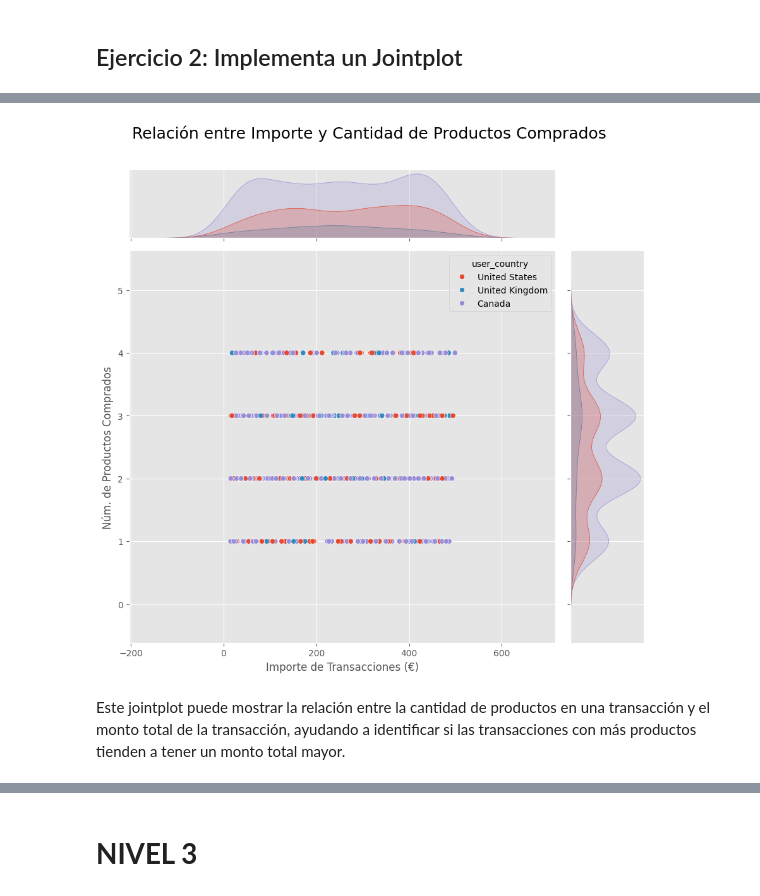
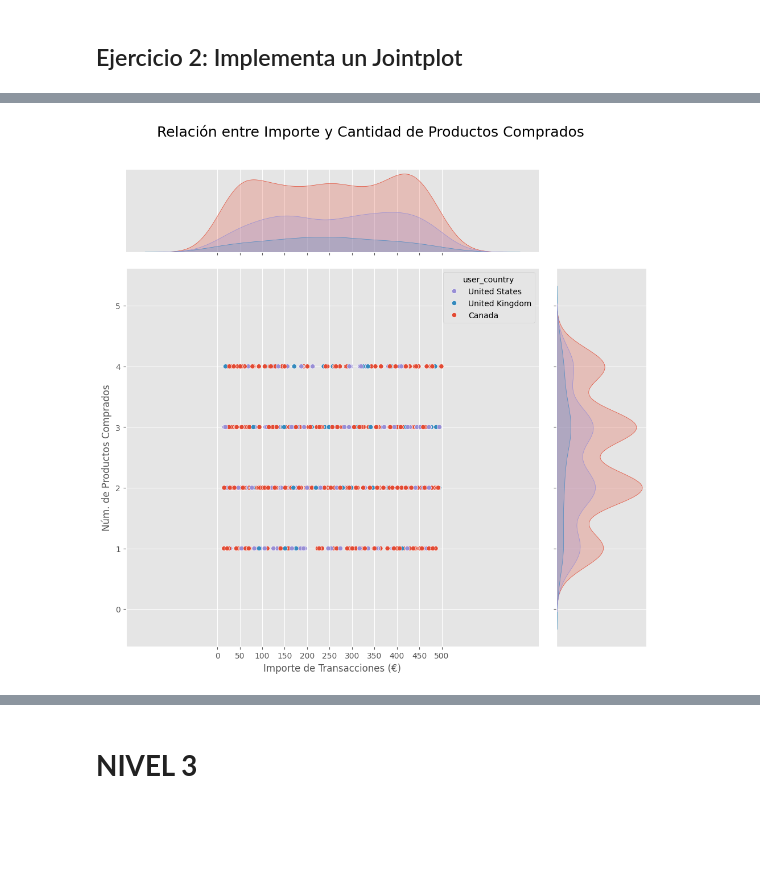
Before and after one commit to natalyamn/DataAnalytics_ITAcademy, a Jupyter notebook: 08. Sprint 8 Python/8.1 Visualizaciones en Python/Sprint8.01_NM.ipynb, the cells around one changed output, grey strips where cells are left out. Cells and saved outputs as stored; diff of their text form; code cells hidden in the pictures; blank space fills up the shorter version.

```diff
--- a/08. Sprint 8 Python/8.1 Visualizaciones en Python/Sprint8.01_NM.ipynb
+++ b/08. Sprint 8 Python/8.1 Visualizaciones en Python/Sprint8.01_NM.ipynb
@@ -529,12 +524,12 @@ num_prod_trans.groupby(['number_products','user_country']).count()
 # %%
-g = sns.jointplot(data=num_prod_trans, x='transaction_amount', y='number_products', hue='user_country', height=9)
+g = sns.jointplot(data=num_prod_trans, x='transaction_amount', y='number_products', hue='user_country',
+                  palette={'United States': '#988ED5', 'United Kingdom': '#348ABD', 'Canada': '#E24A33'}, height=10, ratio=4)
 
+g.ax_joint.set_xticks(bins)
 g.figure.subplots_adjust(top=0.9)
 g.figure.suptitle('Relación entre Importe y Cantidad de Productos Comprados', fontsize=18)
 g.set_axis_labels('Importe de Transacciones (€)', 'Núm. de Productos Comprados')
 
 plt.show()
 # %% [output]
-[figure, old version]
+[figure, new version]
-# %% [markdown]
-Este jointplot puede mostrar la relación entre la cantidad de productos en una transacción y el monto total de la transacción, ayudando a identificar si las transacciones con más productos tienden a tener un monto total mayor.
```
Also changed, not shown: parts of 9 cells of this notebook.
